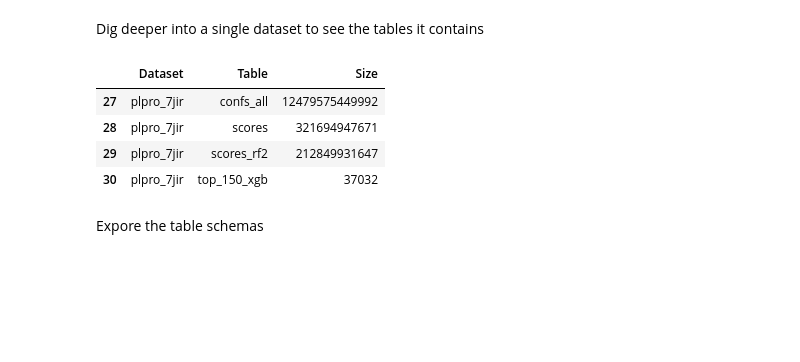
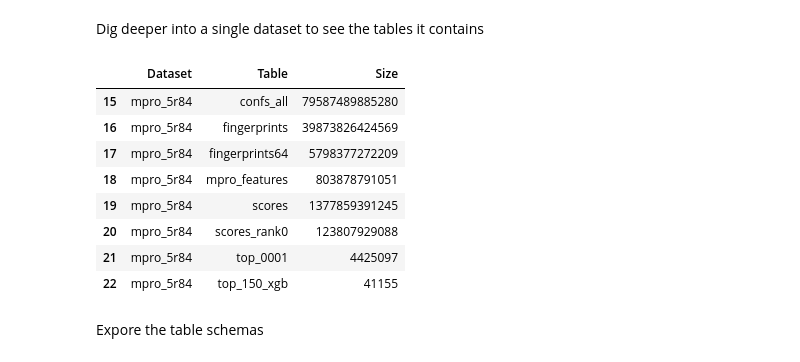
Before and after one commit to jglaser/gigadocking_notebooks, a Jupyter notebook: Gigadocking.ipynb, the cells around one changed output. Cells and saved outputs as stored; diff of their text form; code cells hidden in the pictures; blank space fills up the shorter version.

```diff
--- a/Gigadocking.ipynb
+++ b/Gigadocking.ipynb
@@ -78,13 +78,17 @@ df.groupby(['Dataset']).agg({'Size': lambda x: humanize.naturalsize(np.sum(x),bi
 # %% [markdown]
 Dig deeper into a single dataset to see the tables it contains
 # %%
-df[df['Dataset']=='plpro_7jir']
+df[df['Dataset']=='mpro_5r84']
 # %% [output]
 |  | Dataset | Table | Size |
-| 27 | plpro_7jir | confs_all | 12479575449992 |
-| 28 | plpro_7jir | scores | 321694947671 |
-| 29 | plpro_7jir | scores_rf2 | 212849931647 |
-| 30 | plpro_7jir | top_150_xgb | 37032 |
+| 15 | mpro_5r84 | confs_all | 79587489885280 |
+| 16 | mpro_5r84 | fingerprints | 39873826424569 |
+| 17 | mpro_5r84 | fingerprints64 | 5798377272209 |
+| 18 | mpro_5r84 | mpro_features | 803878791051 |
+| 19 | mpro_5r84 | scores | 1377859391245 |
+| 20 | mpro_5r84 | scores_rank0 | 123807929088 |
+| 21 | mpro_5r84 | top_0001 | 4425097 |
+| 22 | mpro_5r84 | top_150_xgb | 41155 |
 # %% [markdown]
 Expore the table schemas
 # %%
```
Also changed, not shown: parts of 17 cells of this notebook.
